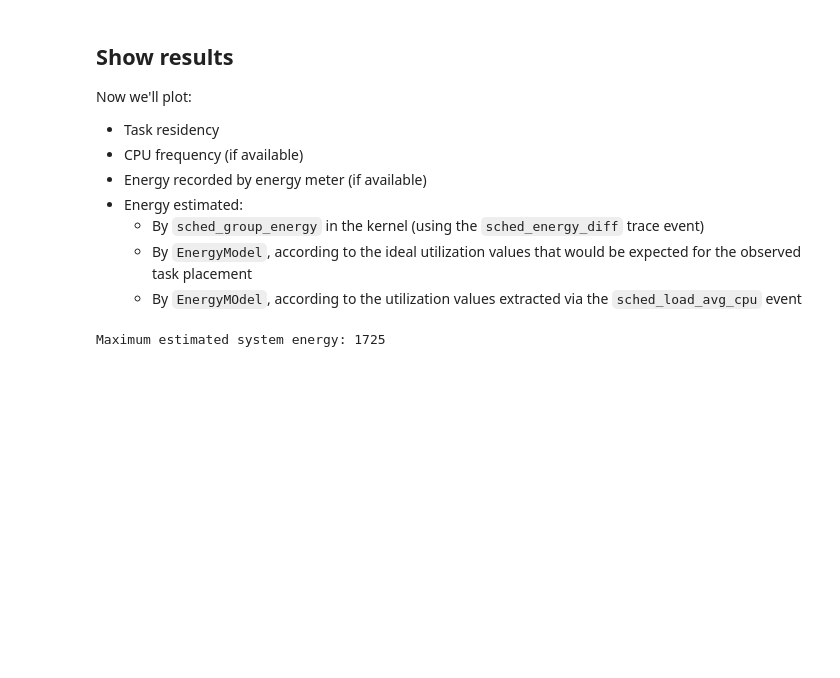
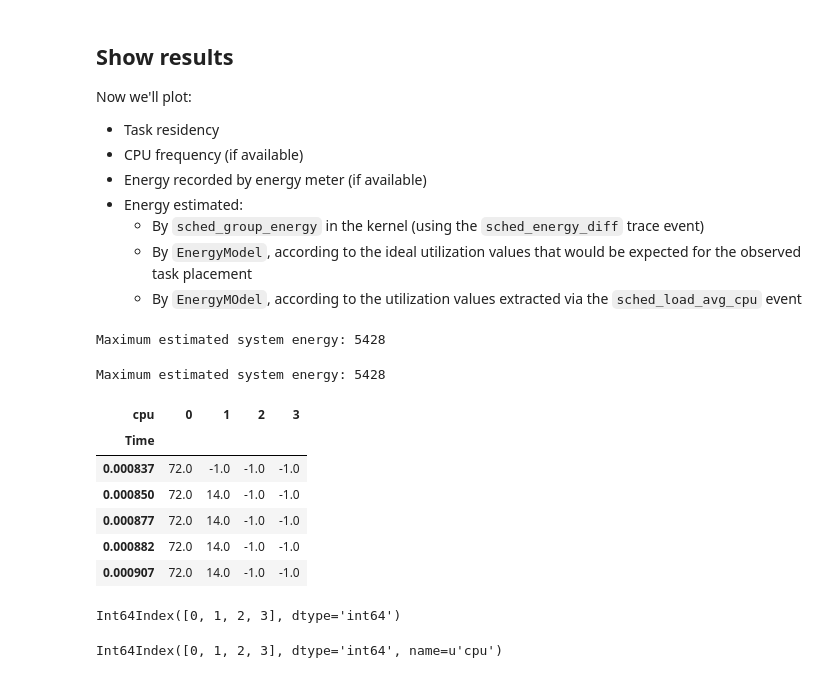
Before and after one commit to bjackman/lisa, a Jupyter notebook: ipynb/Energy_Model_Eval.ipynb, the cells around one changed output. Cells and saved outputs as stored; diff of their text form; code cells hidden in the pictures; blank space fills up the shorter version.

Commit message:
Energy_model_eval notebook checkpoint

```diff
--- a/ipynb/Energy_Model_Eval.ipynb
+++ b/ipynb/Energy_Model_Eval.ipynb
@@ -43,12 +45,15 @@ est_energy = []
 for cls in scs[0:1]:
     cls.setUpClass()
     if not cls.te.emeter:
-        raise Exception("This notebook won't work without an energy meter configured")
+        print "\nWARNING: no energy meter configured\n"
     t = cls()
     tests.append(t)
     for exp in t.executor.experiments:
         all_experiments.append(exp)
         json_path = os.path.join(exp.out_dir, "energy.json")
+        if not os.path.exists(json_path):
+            print "\nWARNING: no energy.json, stuff probably won't work"
+            continue
         with open(json_path) as f:
             energy = json.load(f)
         energy = sum(energy.values())
@@ -118,4 +107,22 @@ t = tests[0]
 ex = t.executor.experiments[0]
 trace = t.get_trace(ex)
 # %% [output]
-Maximum estimated system energy: 1725
+Maximum estimated system energy: 5428
+# %%
+trace = Trace(t.te.platform, trace.data_dir, trace.available_events + ['cpu_util'])
+# %% [output]
+Maximum estimated system energy: 5428
+# %%
+util_df = trace.ftrace.cpu_util.data_frame.groupby(level=0).first().pivot(columns='cpu').util_avg.ffill()
+# Fix my cockup with '==' instead of '=' in the trace_printk call
+util_df = util_df.apply(lambda row: [float((i or '=-1')[1:]) for i in row])
+# %%
+util_df.head()
+# %% [output]
+| cpu | 0 | 1 | 2 | 3 |
+| Time |  |  |  |  |
+| 0.000837 | 72.0 | -1.0 | -1.0 | -1.0 |
+| 0.000850 | 72.0 | 14.0 | -1.0 | -1.0 |
+| 0.000877 | 72.0 | 14.0 | -1.0 | -1.0 |
+| 0.000882 | 72.0 | 14.0 | -1.0 | -1.0 |
+| 0.000907 | 72.0 | 14.0 | -1.0 | -1.0 |
@@ -121,0 +132,8 @@ Maximum estimated system energy: 1725
+# %%
+df1.columns
+# %% [output]
+Int64Index([0, 1, 2, 3], dtype='int64')
+# %%
+util_df.columns
+# %% [output]
+Int64Index([0, 1, 2, 3], dtype='int64', name=u'cpu')
```
Also changed, not shown: parts of 27 cells of this notebook.
